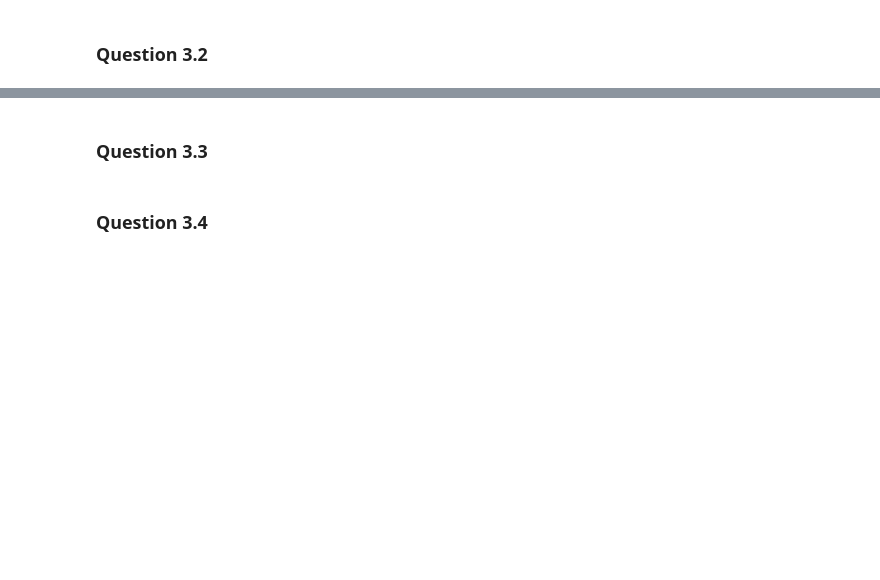
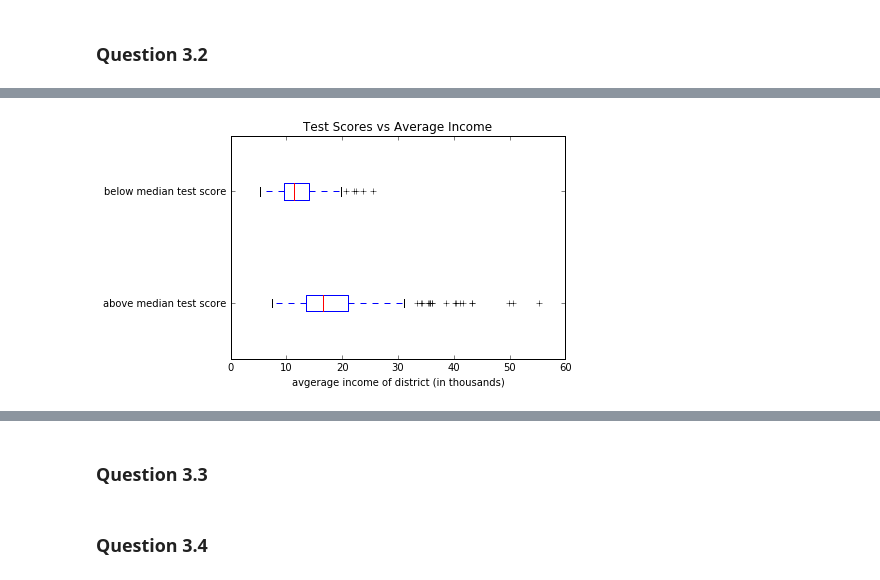
Before and after one commit to wenyangfu/EE361M_Homework, a Jupyter notebook: homework4/Group3_HW4.ipynb, the cells around one changed output, grey strips where cells are left out. Cells and saved outputs as stored; diff of their text form; code cells hidden in the pictures; blank space fills up the shorter version.

```diff
--- a/homework4/Group3_HW4.ipynb
+++ b/homework4/Group3_HW4.ipynb
@@ -158,0 +195,12 @@ df = data('Caschool')
+# %%
+plt.figure()
+plt.title('Test Scores vs Average Income')
+plt.xlabel('avgerage income of district (in thousands)')
+plt.boxplot(
+    [positive_set['avginc'].values, negative_set['avginc'].values],
+    vert=False,
+    labels=['above median test score', 'below median test score']
+)
+plt.show()
+# %% [output]
+[figure, added]
```
Also changed, not shown: parts of 15 cells of this notebook.
